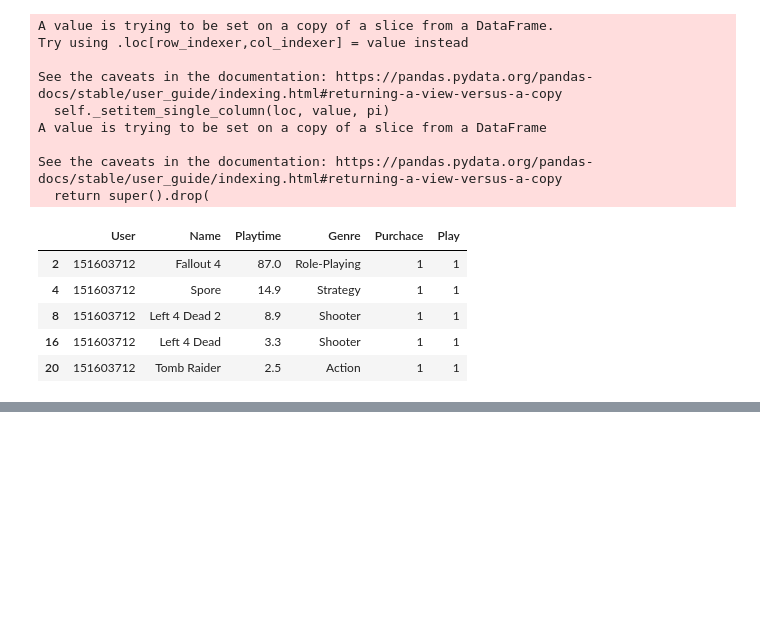
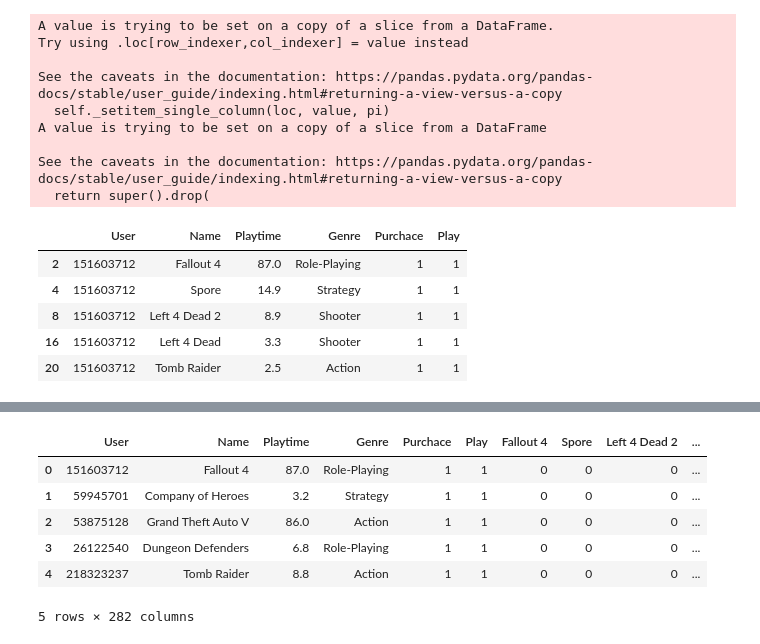
Before and after one commit to chamw25/EntityFinalProject, a Jupyter notebook: FinalProject.ipynb, the cells around one changed output, grey strips where cells are left out. Saved outputs shown, nothing was run; the diff lists cells and outputs as text; code cells hidden in the pictures; blank space fills up the shorter version.

```diff
--- a/FinalProject.ipynb
+++ b/FinalProject.ipynb
@@ -213,0 +220,13 @@ KeyError: 6985
+# %%
+dataR = dataR.drop_duplicates(subset=['User'], keep='first')
+# %%
+dataR = dataR.reset_index(drop=True)
+dataR.head(5)
+# %% [output]
+|  | User | Name | Playtime | Genre | Purchace | Play | Fallout 4 | Spore | Left 4 Dead 2 | ... |
+| 0 | 151603712 | Fallout 4 | 87.0 | Role-Playing | 1 | 1 | 0 | 0 | 0 | ... |
+| 1 | 59945701 | Company of Heroes | 3.2 | Strategy | 1 | 1 | 0 | 0 | 0 | ... |
+| 2 | 53875128 | Grand Theft Auto V | 86.0 | Action | 1 | 1 | 0 | 0 | 0 | ... |
+| 3 | 26122540 | Dungeon Defenders | 6.8 | Role-Playing | 1 | 1 | 0 | 0 | 0 | ... |
+| 4 | 218323237 | Tomb Raider | 8.8 | Action | 1 | 1 | 0 | 0 | 0 | ... |
+5 rows × 282 columns
```
Also changed, not shown: parts of 23 cells of this notebook, 1 other file.
